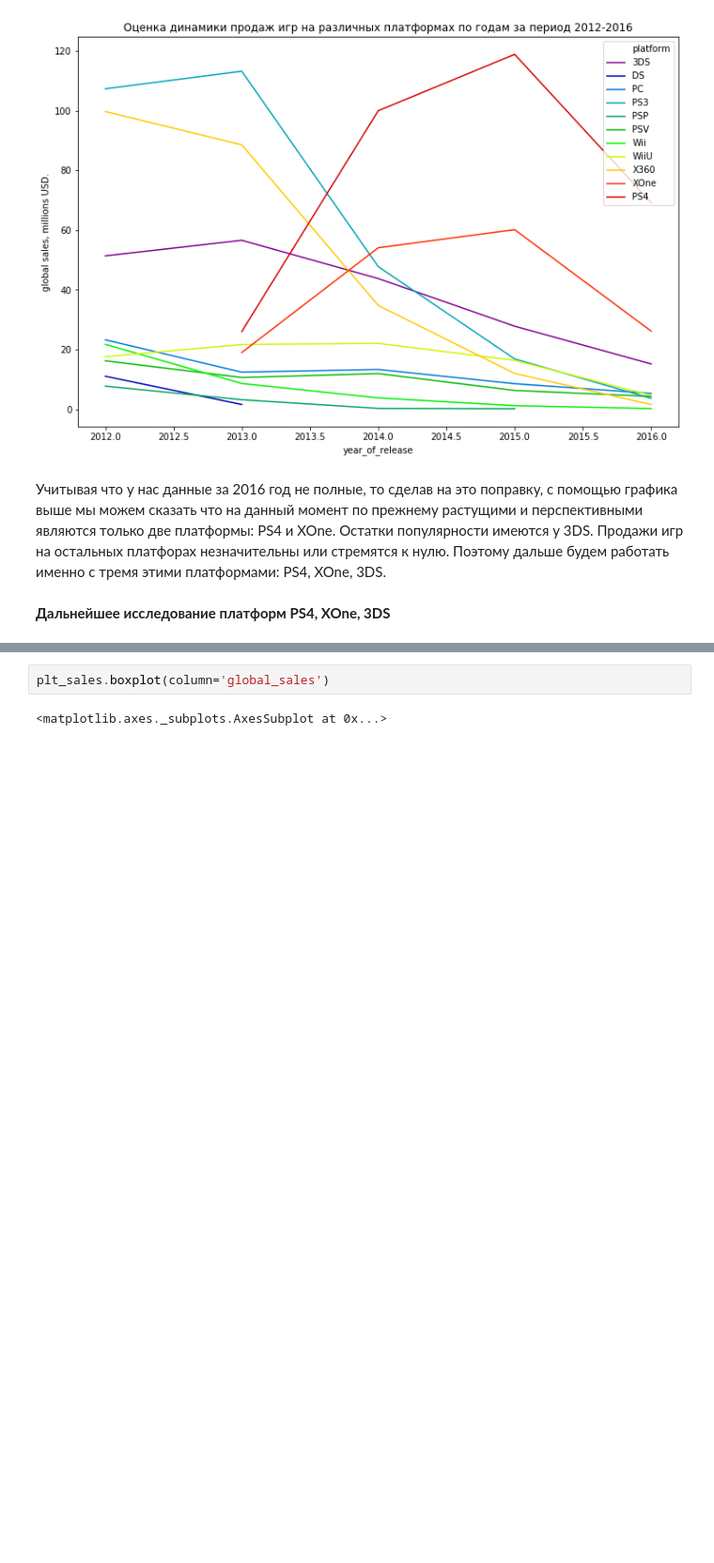
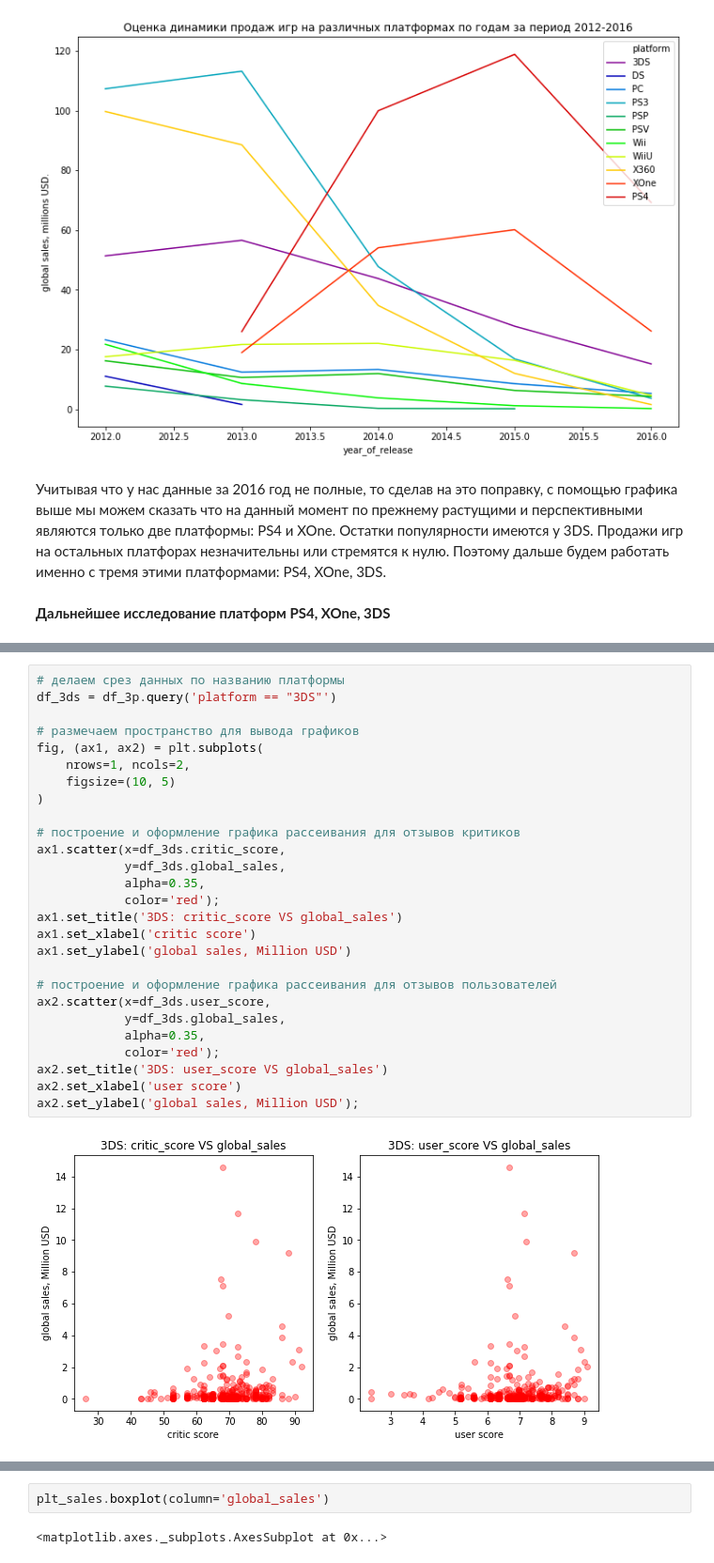
Before and after one commit to nktnlx/data_analysis_portfolio, a Jupyter notebook: video_games_sales.ipynb, the cells around one changed output, grey strips where cells are left out. Shown at 94% size. Drawn from its saved outputs; the diff is of its cells as text; blank space fills up the shorter version.

```diff
--- a/video_games_sales.ipynb
+++ b/video_games_sales.ipynb
@@ -1449,0 +1575,29 @@ plt.title('Оценка динамики продаж игр на различн
+# %%
+# делаем срез данных по названию платформы
+df_3ds = df_3p.query('platform == "3DS"')
+
+# размечаем пространство для вывода графиков
+fig, (ax1, ax2) = plt.subplots(
+    nrows=1, ncols=2,
+    figsize=(10, 5)
+)
+
+# построение и оформление графика рассеивания для отзывов критиков
+ax1.scatter(x=df_3ds.critic_score,
+            y=df_3ds.global_sales,
+            alpha=0.35,
+            color='red');
+ax1.set_title('3DS: critic_score VS global_sales')
+ax1.set_xlabel('critic score')
+ax1.set_ylabel('global sales, Million USD')
+
+# построение и оформление графика рассеивания для отзывов пользователей
+ax2.scatter(x=df_3ds.user_score,
+            y=df_3ds.global_sales,
+            alpha=0.35,
+            color='red');
+ax2.set_title('3DS: user_score VS global_sales')
+ax2.set_xlabel('user score')
+ax2.set_ylabel('global sales, Million USD');
+# %% [output]
+[figure, added]
```
Also changed, not shown: parts of 25 cells of this notebook.
